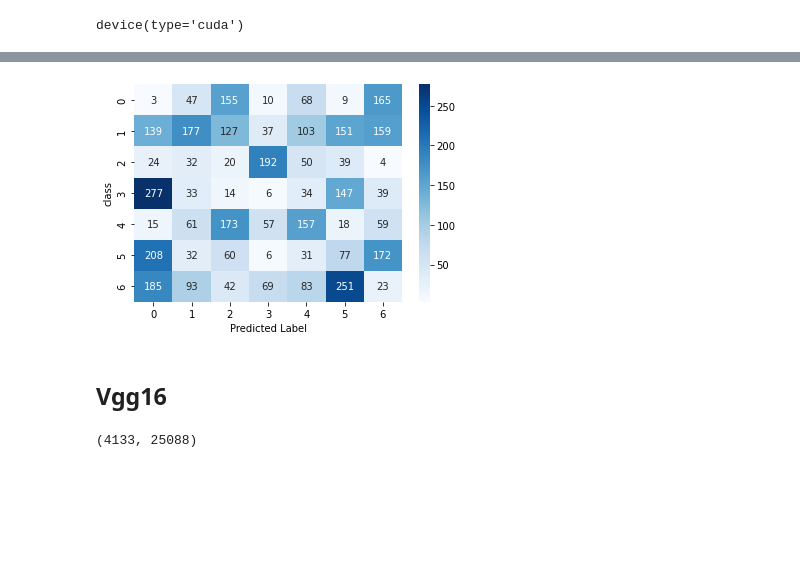
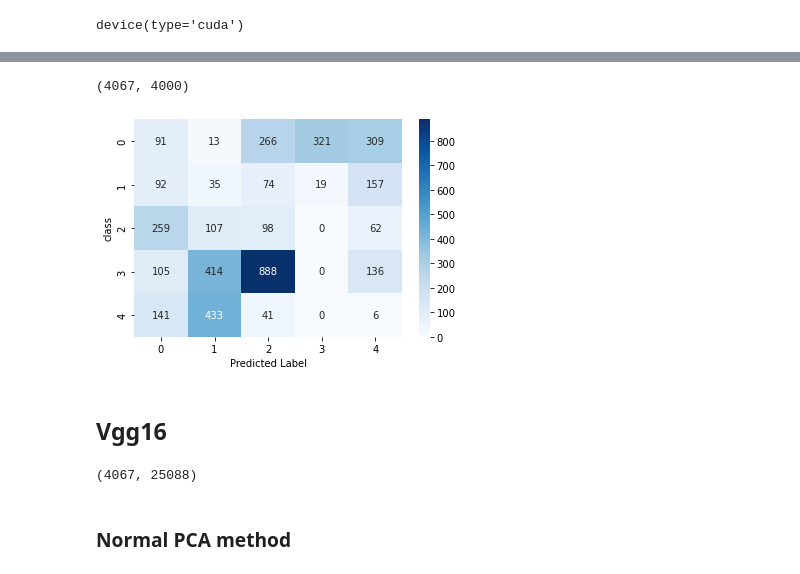
Before and after one commit to HoodBlack/Mixed-AutoEncoder, a Jupyter notebook: main.ipynb, the cells around one changed output, grey strips where cells are left out. Cells and saved outputs as stored; diff of their text form; code cells hidden in the pictures; blank space fills up the shorter version.

```diff
--- a/main.ipynb
+++ b/main.ipynb
@@ -120,0 +117,8 @@ test_transform_resnet = pca_resnet.transform(test_vector_concatenated)
+# %%
+pca_resnet152 = PCA(n_components=2000)
+pca_resnet152.fit(resnet_vector_concatenated)
+
+test_transform_resnet152 = pca_resnet152.transform(resnet_vector_concatenated)
+kmeans_resnet152 = KMeans(n_clusters=5)
+kmeans_resnet152.fit(test_transform_resnet152)
+y_kmeans_resnet152 = kmeans_resnet152.predict(test_transform_resnet152)
@@ -147,0 +139,12 @@ print(conf_matrix_resnet)
+# %%
+mean_rvc152 = None
+sample_class= data['class'].value_counts()
+sample_class = sample_class.sort_index()
+s=0
+for i in range(len(sample_class)):
+    k = sample_class[i]
+    if mean_rvc152 is None:
+        mean_rvc152 = np.mean(resnet_vector_concatenated[s:s+k, :], axis = 0)
+    else:
+        mean_rvc152 = np.vstack((mean_rvc152,np.mean(resnet_vector_concatenated[s:s+k, :], axis = 0)))
+    s=s+k
@@ -147,0 +155,4 @@ print(conf_matrix_resnet)
+# %%
+variances = np.var(mean_rvc152, axis=0)
+
+sorted_indices = np.argsort(variances)[::-1]
@@ -148,11 +168,23 @@ print(conf_matrix_resnet)
+# %%
+data_selected = resnet_vector_concatenated[:, sorted_indices[:4000]]
+data_selected.shape
+# %% [output]
+(4067, 4000)
 # %%
-sns.heatmap(conf_matrix_resnet, annot=True, fmt="d", cmap="Blues")
+# pca_resnet152 = PCA(n_components=1000)
+# pca_resnet152.fit(mean_rvc152)
+
+# test_transform_resnet152 = pca_resnet152.transform(mean_rvc152)
+kmeans_resnet152 = KMeans(n_clusters=5)
+kmeans_resnet152.fit(data_selected)
+y_kmeans_resnet152 = kmeans_resnet152.predict(data_selected)
+conf_matrix = confusion_matrix(label, y_kmeans_resnet152)
+sns.heatmap(conf_matrix, annot=True, fmt="d", cmap="Blues")
 plt.xlabel('Predicted Label')
 plt.ylabel('class')
-
 plt.show()
 # %% [output]
-[figure, old version]
+[figure, new version]
 # %% [markdown]
 ## Vgg16
 # %%
@@ -166,11 +198,12 @@ args_namespace = argparse.Namespace(**args_dict)
 model_vgg = builder.BuildAutoEncoder(args_namespace)
 # %%
 vgg_vector = get_encode_vector(model_vgg, data)
+vgg_vector_concatenated = np.concatenate(vgg_vector, axis=0)
+vgg_vector_concatenated.shape
+# %% [output]
+(4067, 25088)
-# %%
-vgg_vector_concatenated = np.concatenate(vgg_vector, axis=0)
-vgg_vector_concatenated.shape
-# %% [output]
-(4133, 25088)
+# %% [markdown]
+### Normal PCA method
 # %%
 pca = PCA()
 pca.fit(vgg_vector_concatenated)
```
Also changed, not shown: parts of 38 cells of this notebook.
